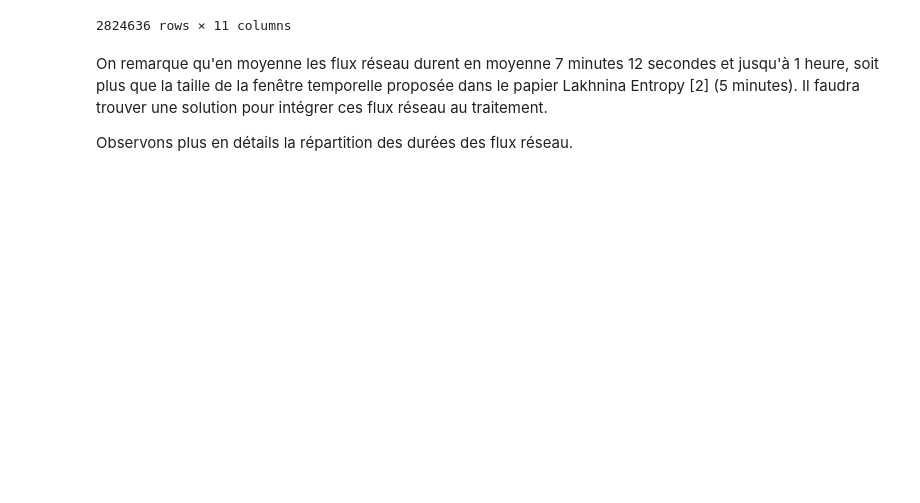
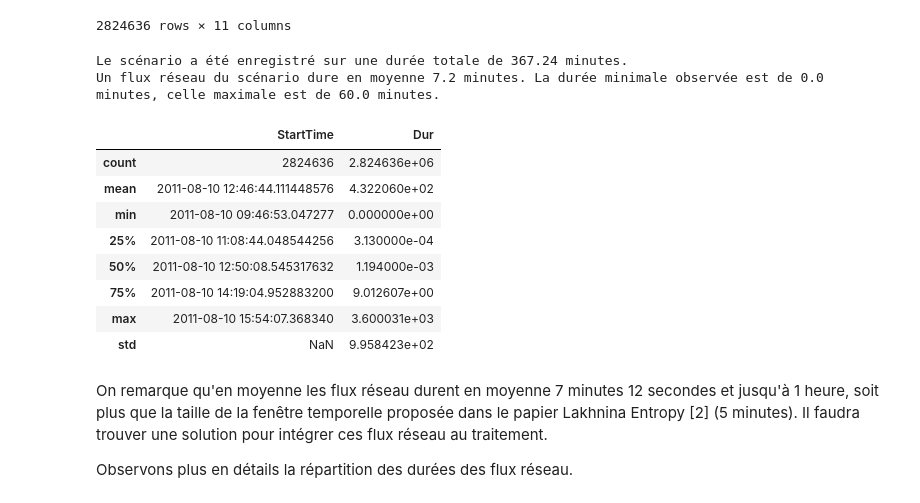
Before and after one commit to Veccoy/DetectIntrusion, a Jupyter notebook: LakhinaEntropy.ipynb, the cells around one changed output. Saved outputs shown, nothing was run; the diff lists cells and outputs as text; code cells hidden in the pictures; blank space fills up the shorter version.

```diff
--- a/LakhinaEntropy.ipynb
+++ b/LakhinaEntropy.ipynb
@@ -262,17 +263,29 @@ scenario
 | 2824635 | 2011-08-10 15:54:07.368340 | 0.001122 | udp | 78.56.231.126 | 29419 | 147.32.84.229 | 13363 | 2 | 137 | 0 | Background |
 2824636 rows × 11 columns
 # %%
-# stats = scenario[['StartTime', 'Dur']].deSrcibe()
+stats = scenario[['StartTime', 'Dur']].describe()
 
-# print("Le scénario a été enregistré sur une durée totale de {} minutes.".format(
-#     np.round((stats['StartTime'].loc['max'] - stats['StartTime'].loc['min'])/60, 2)
-# ))
-# print("Un flux réseau du scénario dure en moyenne {} minutes. La durée minimale observée est de {} minutes, celle maximale est de {} minutes.".format(
-#     np.round((stats['Dur'].loc['mean'])/60, 1),
-#     np.round((stats['Dur'].loc['min'])/60, 1),
-#     np.round((stats['Dur'].loc['max'])/60, 1)
-# ))
-# stats
+print("Le scénario a été enregistré sur une durée totale de {} minutes.".format(
+    np.round((stats['StartTime'].loc['max'].timestamp() - stats['StartTime'].loc['min'].timestamp())/60, 2)
+))
+print("Un flux réseau du scénario dure en moyenne {} minutes. La durée minimale observée est de {} minutes, celle maximale est de {} minutes.".format(
+    np.round((stats['Dur'].loc['mean'])/60, 1),
+    np.round((stats['Dur'].loc['min'])/60, 1),
+    np.round((stats['Dur'].loc['max'])/60, 1)
+))
+stats
+# %% [output]
+Le scénario a été enregistré sur une durée totale de 367.24 minutes.
+Un flux réseau du scénario dure en moyenne 7.2 minutes. La durée minimale observée est de 0.0 minutes, celle maximale est de 60.0 minutes.
+|  | StartTime | Dur |
+| count | 2824636 | 2.824636e+06 |
+| mean | 2011-08-10 12:46:44.111448576 | 4.322060e+02 |
+| min | 2011-08-10 09:46:53.047277 | 0.000000e+00 |
+| 25% | 2011-08-10 11:08:44.048544256 | 3.130000e-04 |
+| 50% | 2011-08-10 12:50:08.545317632 | 1.194000e-03 |
+| 75% | 2011-08-10 14:19:04.952883200 | 9.012607e+00 |
+| max | 2011-08-10 15:54:07.368340 | 3.600031e+03 |
+| std | NaN | 9.958423e+02 |
 # %% [markdown]
 On remarque qu'en moyenne les flux réseau durent en moyenne 7 minutes 12 secondes et jusqu'à 1 heure, soit plus que la taille de la fenêtre temporelle proposée dans le papier Lakhnina Entropy [2] (5 minutes). Il faudra trouver une solution pour intégrer ces flux réseau au traitement.
 
```
Also changed, not shown: parts of 5 cells of this notebook.
